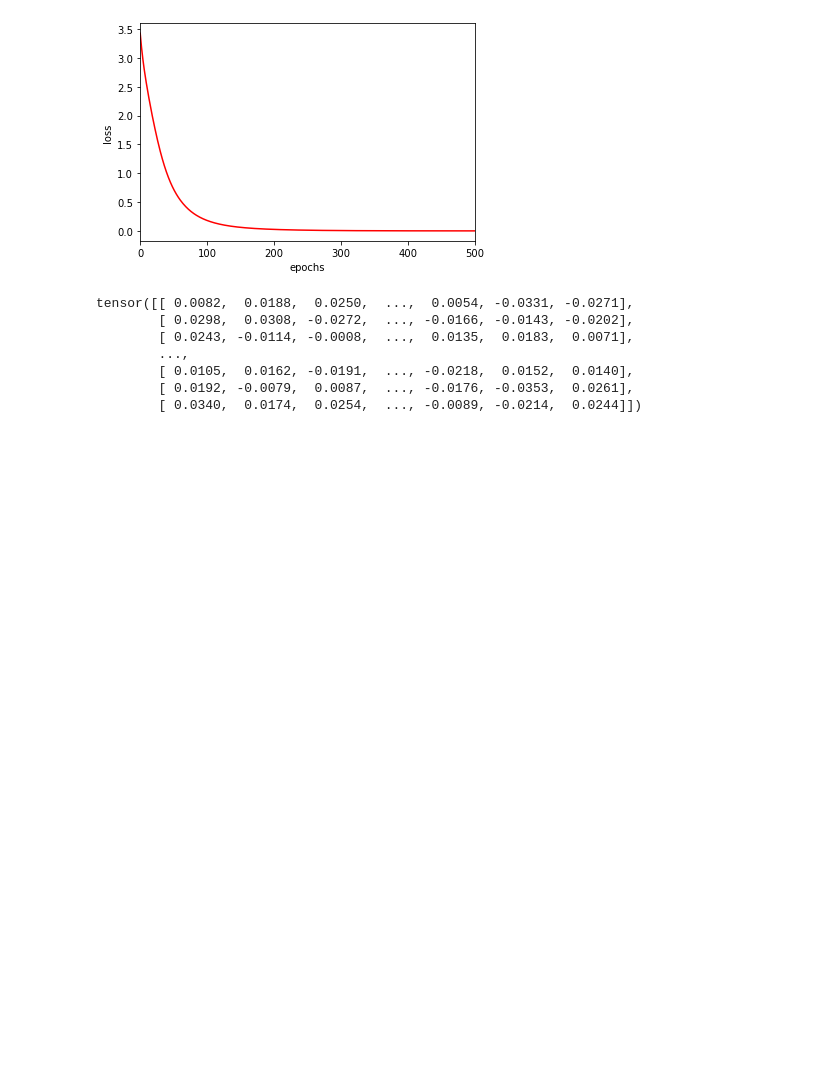
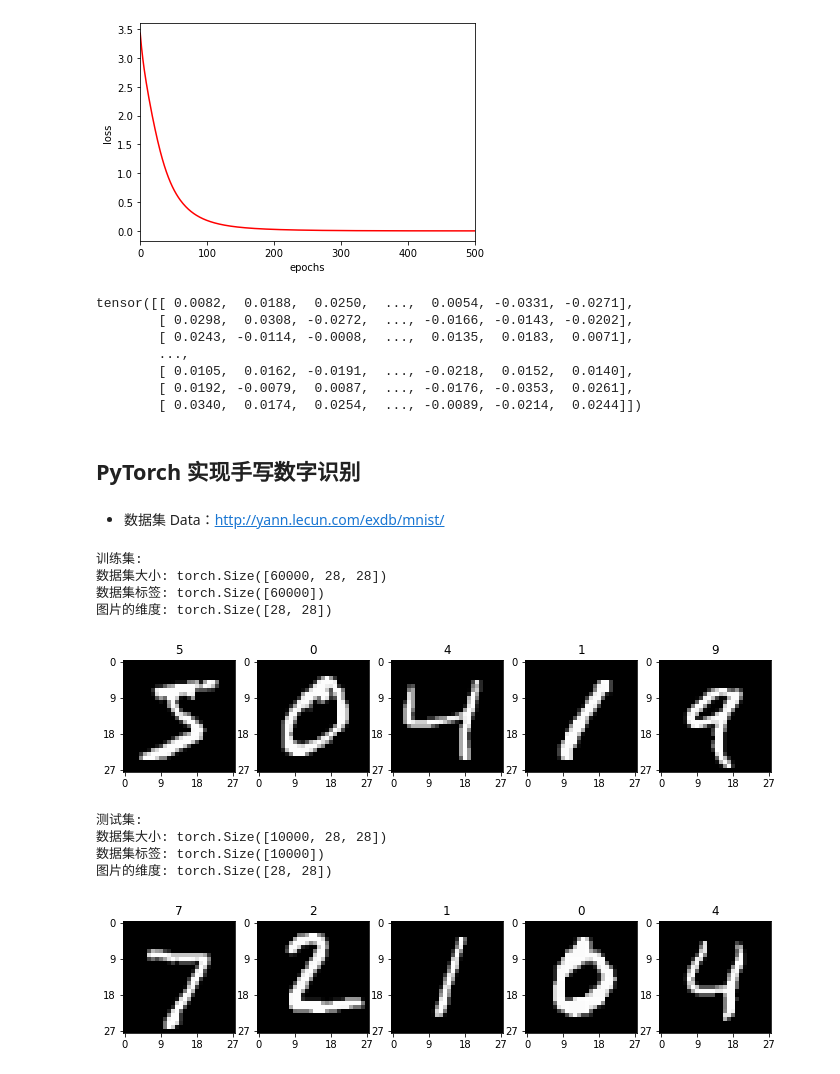
Before and after one commit to JHong-Tao/s2dl, a Jupyter notebook: code/ch03_fcnn/fcnn.ipynb, the cells around one changed output. Drawn from its saved outputs; the diff is of its cells as text; code cells hidden in the pictures; blank space fills up the shorter version.

```diff
--- a/code/ch03_fcnn/fcnn.ipynb
+++ b/code/ch03_fcnn/fcnn.ipynb
@@ -978,3 +981,57 @@ tensor([[ 0.0082,  0.0188,  0.0250,  ...,  0.0054, -0.0331, -0.0271],
         [ 0.0105,  0.0162, -0.0191,  ..., -0.0218,  0.0152,  0.0140],
         [ 0.0192, -0.0079,  0.0087,  ..., -0.0176, -0.0353,  0.0261],
         [ 0.0340,  0.0174,  0.0254,  ..., -0.0089, -0.0214,  0.0244]])
+# %% [markdown]
+## PyTorch 实现手写数字识别
+# %% [markdown]
+- 数据集
+Data：http://yann.lecun.com/exdb/mnist/
+# %%
+import torchvision
+from torchvision.datasets import mnist
+from torchvision import transforms
+import matplotlib.pyplot as plt
+
+transform = transforms.Compose([
+    transforms.ToTensor(),
+    transforms.Normalize([0.5], [0.5])
+])
+
+
+def data_show(train_set, img_rows=1, img_cols=5):
+    print('数据集大小:', train_set.data.size())
+    print('数据集标签:', train_set.targets.size())
+    img_size = train_set.data[0].size()
+    print('图片的维度:', img_size)
+
+    plt.figure()
+    for i in range(img_cols*img_rows):
+        plt.subplot(img_rows, img_cols, i+1)      # subplot(行，列，图片序号) 重点：图片序号是从1开始的,行优先
+        plt.imshow(train_set.data[i].numpy(), cmap='gray')
+        plt.title('%i' % train_set.targets[i])
+        plt.xticks(range(0, img_size[0], 9))
+        plt.yticks(range(0, img_size[0], 9))
+        plt.subplots_adjust(left=0.5, right=2)
+    plt.show()
+
+
+if __name__ == '__main__':
+    train_set = mnist.MNIST(root='../ch00_dataset', train=True, transform=transform, download=False)
+    test_set = mnist.MNIST('../ch00_dataset', train=False, transform=transform, download=False)
+
+    print('训练集:')
+    data_show(train_set)
+
+    print('\n测试集:')
+    data_show(test_set)
+# %% [output]
+训练集:
+数据集大小: torch.Size([60000, 28, 28])
+数据集标签: torch.Size([60000])
+图片的维度: torch.Size([28, 28])
+[figure, added]
+测试集:
+数据集大小: torch.Size([10000, 28, 28])
+数据集标签: torch.Size([10000])
+图片的维度: torch.Size([28, 28])
+[figure, added]
```
Also changed, not shown: parts of 7 cells of this notebook, 33 other files.
